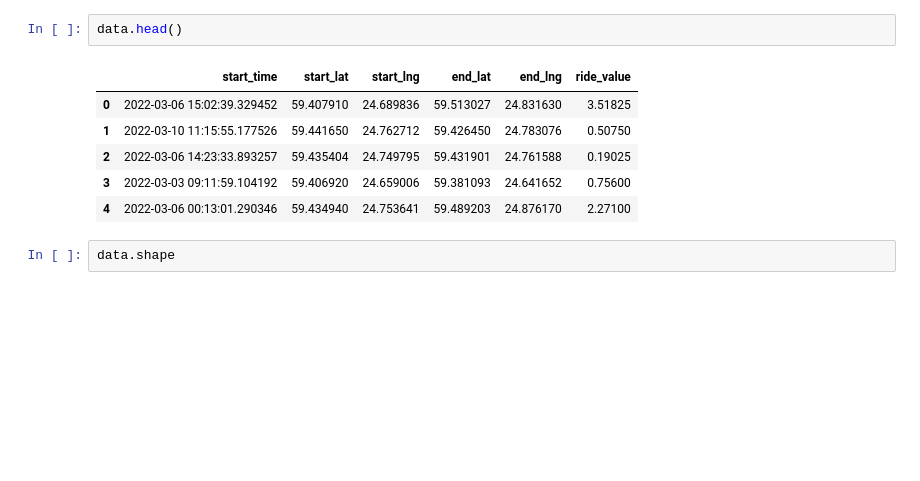
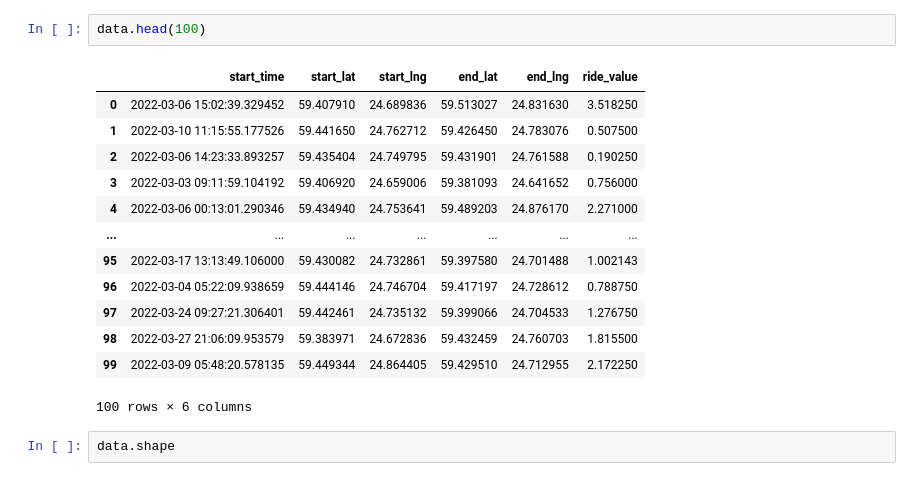
Before and after one commit to roccoderosa1982/taxi-drive-demand-forecast, a Jupyter notebook: bolt_taxi_demand_forecast.ipynb, the cells around one changed output. Cells and saved outputs as stored; diff of their text form; blank space fills up the shorter version.

```diff
--- a/bolt_taxi_demand_forecast.ipynb
+++ b/bolt_taxi_demand_forecast.ipynb
@@ -71,14 +161,21 @@ with open('/content/drive/MyDrive/datasets/robotex5.csv', 'r') as file:
 data = pd.DataFrame(data).drop_duplicates()
 bad_lines_df = pd.DataFrame(bad_lines, columns=['line_number', 'line_content', 'error'])
 # %%
-data.head()
+data.head(100)
 # %% [output]
 |  | start_time | start_lat | start_lng | end_lat | end_lng | ride_value |
-| 0 | 2022-03-06 15:02:39.329452 | 59.407910 | 24.689836 | 59.513027 | 24.831630 | 3.51825 |
-| 1 | 2022-03-10 11:15:55.177526 | 59.441650 | 24.762712 | 59.426450 | 24.783076 | 0.50750 |
-| 2 | 2022-03-06 14:23:33.893257 | 59.435404 | 24.749795 | 59.431901 | 24.761588 | 0.19025 |
-| 3 | 2022-03-03 09:11:59.104192 | 59.406920 | 24.659006 | 59.381093 | 24.641652 | 0.75600 |
-| 4 | 2022-03-06 00:13:01.290346 | 59.434940 | 24.753641 | 59.489203 | 24.876170 | 2.27100 |
+| 0 | 2022-03-06 15:02:39.329452 | 59.407910 | 24.689836 | 59.513027 | 24.831630 | 3.518250 |
+| 1 | 2022-03-10 11:15:55.177526 | 59.441650 | 24.762712 | 59.426450 | 24.783076 | 0.507500 |
+| 2 | 2022-03-06 14:23:33.893257 | 59.435404 | 24.749795 | 59.431901 | 24.761588 | 0.190250 |
+| 3 | 2022-03-03 09:11:59.104192 | 59.406920 | 24.659006 | 59.381093 | 24.641652 | 0.756000 |
+| 4 | 2022-03-06 00:13:01.290346 | 59.434940 | 24.753641 | 59.489203 | 24.876170 | 2.271000 |
+| ... | ... | ... | ... | ... | ... | ... |
+| 95 | 2022-03-17 13:13:49.106000 | 59.430082 | 24.732861 | 59.397580 | 24.701488 | 1.002143 |
+| 96 | 2022-03-04 05:22:09.938659 | 59.444146 | 24.746704 | 59.417197 | 24.728612 | 0.788750 |
+| 97 | 2022-03-24 09:27:21.306401 | 59.442461 | 24.735132 | 59.399066 | 24.704533 | 1.276750 |
+| 98 | 2022-03-27 21:06:09.953579 | 59.383971 | 24.672836 | 59.432459 | 24.760703 | 1.815500 |
+| 99 | 2022-03-09 05:48:20.578135 | 59.449344 | 24.864405 | 59.429510 | 24.712955 | 2.172250 |
+100 rows × 6 columns
 # %%
 data.shape
 # %% [output]
```
Also changed, not shown: parts of 89 cells of this notebook.
